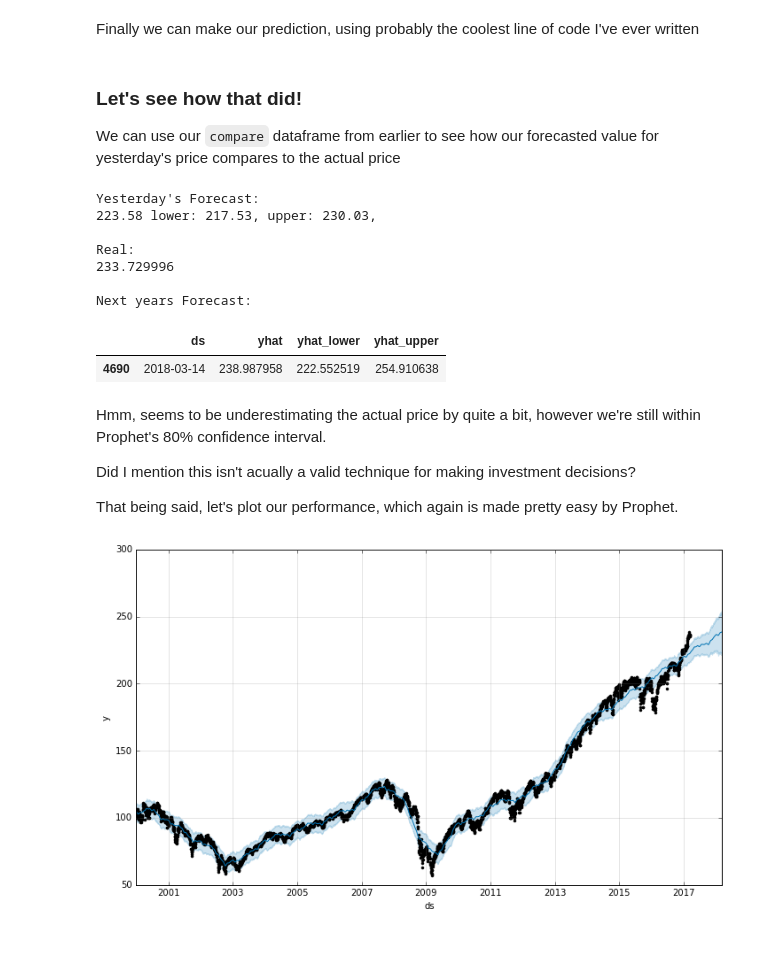
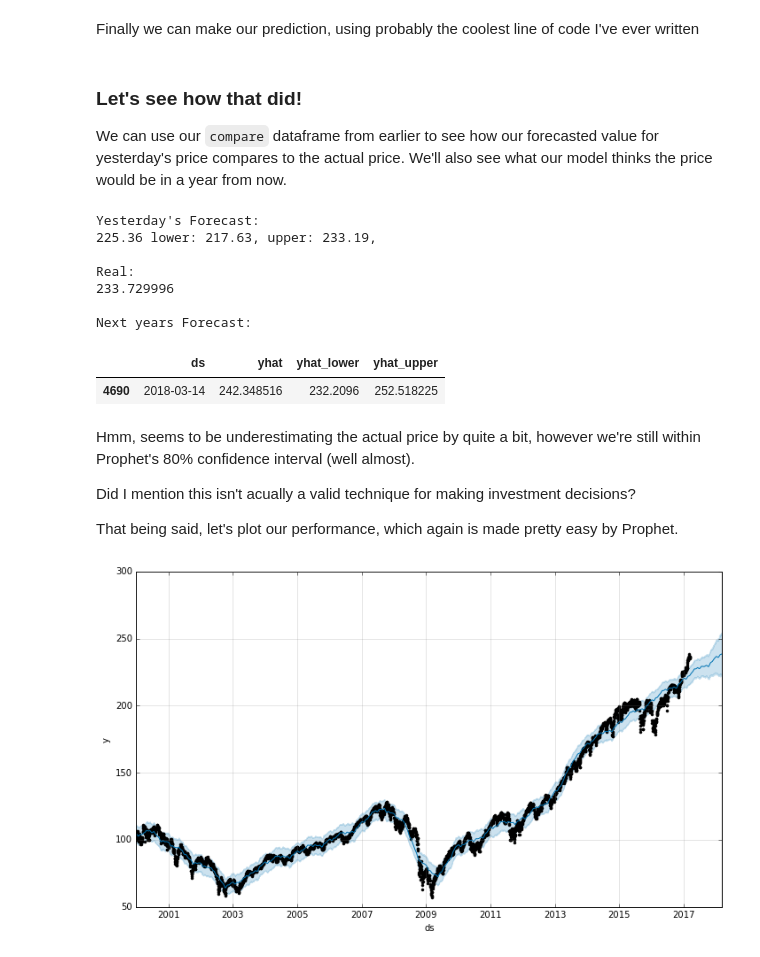
Before and after one commit to michael-erasmus/money-machine, a Jupyter notebook: Analysis.ipynb, the cells around one changed output. Saved outputs shown, nothing was run; the diff lists cells and outputs as text; code cells hidden in the pictures.

```diff
--- a/Analysis.ipynb
+++ b/Analysis.ipynb
@@ -95,30 +95,33 @@ forecast = m.predict(future)
 # %% [markdown]
 ### Let's see how that did!
 
-We can use our `compare` dataframe from earlier to see how our forecasted value for yesterday's price compares to the actual price
+We can use our `compare` dataframe from earlier to see how our forecasted value for yesterday's price compares to the actual price. We'll also see what our model thinks the price would be in a year from now.
 # %%
-forecasted = forecast.set_index('ds').loc['2017-3-21'][['yhat', 'yhat_lower', 'yhat_upper']]
-real = compare.loc['2017-03-21']['Adj Close']
-print("Yesterday's Forecast:" )
-print("{0:.2f} lower: {1:.2f}, upper: {2:.2f}, ".format(forecasted['yhat'], forecasted['yhat_lower'], forecasted['yhat_upper']))
-print("\nReal:" )
-print(real)
+def evaluate(forecasted, compare):
+    forecasted = forecast.set_index('ds').loc['2017-3-21'][['yhat', 'yhat_lower', 'yhat_upper']]
+    real = compare.loc['2017-03-21']['Adj Close']
+    print("Yesterday's Forecast:" )
+    print("{0:.2f} lower: {1:.2f}, upper: {2:.2f}, ".format(forecasted['yhat'], forecasted['yhat_lower'], forecasted['yhat_upper']))
+    print("\nReal:" )
+    print(real)
 
-print('\nNext year''s Forecast:')
+    print('\nNext year''s Forecast:')
 
-forecast.tail(1)[['ds','yhat', 'yhat_lower', 'yhat_upper']]
+    return forecast.tail(1)[['ds','yhat', 'yhat_lower', 'yhat_upper']]
+
+evaluate(forecasted, compare)
 # %% [output]
 Yesterday's Forecast:
-223.58 lower: 217.53, upper: 230.03,
+225.36 lower: 217.63, upper: 233.19,
 
 Real:
 233.729996
 
 Next years Forecast:
 |  | ds | yhat | yhat_lower | yhat_upper |
-| 4690 | 2018-03-14 | 238.987958 | 222.552519 | 254.910638 |
+| 4690 | 2018-03-14 | 242.348516 | 232.2096 | 252.518225 |
 # %% [markdown]
-Hmm, seems to be underestimating the actual price by quite a bit, however we're still within Prophet's 80% confidence interval.
+Hmm, seems to be underestimating the actual price by quite a bit, however we're still within Prophet's 80% confidence interval (well almost).
 
 Did I mention this isn't acually a valid technique for making investment decisions?
 
```
Also changed, not shown: parts of 5 cells of this notebook.
